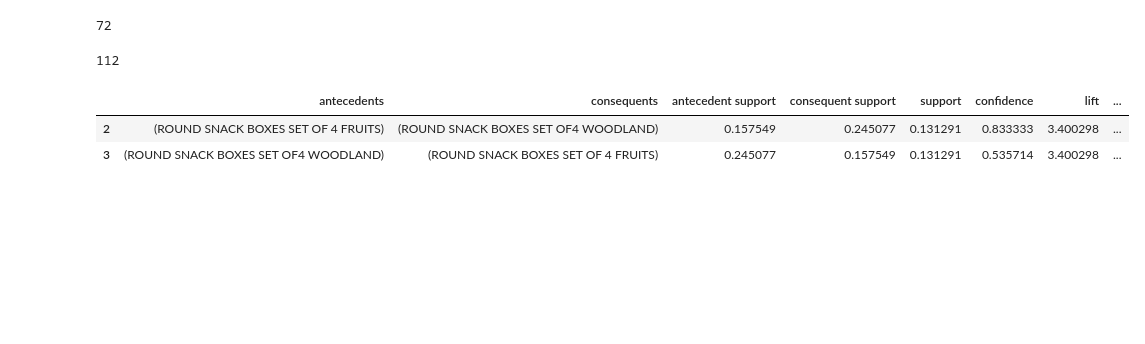
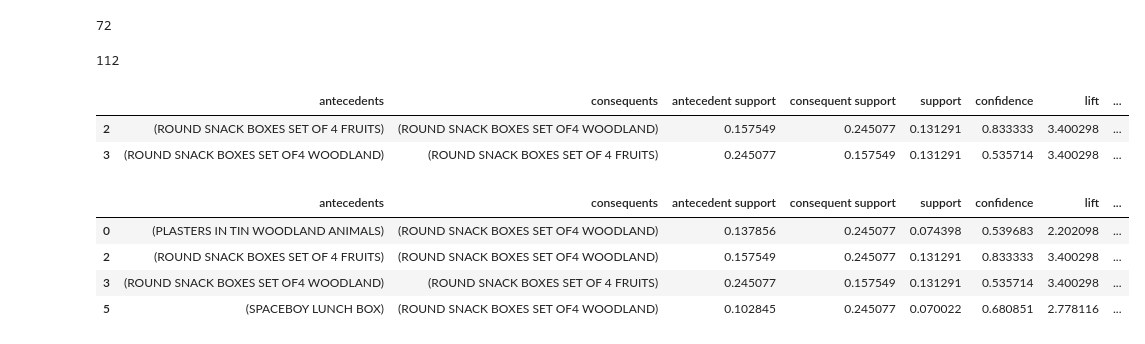
Before and after one commit to baibhav07/CC-FEB-DATA_SCIENCE, a Jupyter notebook: Market Basket Analysis/Market_Basket_Analysis.ipynb, the cells around one changed output. Drawn from its saved outputs; the diff is of its cells as text; code cells hidden in the pictures; blank space fills up the shorter version.

```diff
--- a/Market Basket Analysis/Market_Basket_Analysis.ipynb
+++ b/Market Basket Analysis/Market_Basket_Analysis.ipynb
@@ -213,3 +213,12 @@ my_rules[ (my_rules['lift'] >= 3) &
 |  | antecedents | consequents | antecedent support | consequent support | support | confidence | lift | ... |
 | 2 | (ROUND SNACK BOXES SET OF 4 FRUITS) | (ROUND SNACK BOXES SET OF4 WOODLAND) | 0.157549 | 0.245077 | 0.131291 | 0.833333 | 3.400298 | ... |
 | 3 | (ROUND SNACK BOXES SET OF4 WOODLAND) | (ROUND SNACK BOXES SET OF 4 FRUITS) | 0.245077 | 0.157549 | 0.131291 | 0.535714 | 3.400298 | ... |
+# %%
+my_rules[ (my_rules['lift'] >= 2) &
+       (my_rules['confidence'] >= 0.4)]
+# %% [output]
+|  | antecedents | consequents | antecedent support | consequent support | support | confidence | lift | ... |
+| 0 | (PLASTERS IN TIN WOODLAND ANIMALS) | (ROUND SNACK BOXES SET OF4 WOODLAND) | 0.137856 | 0.245077 | 0.074398 | 0.539683 | 2.202098 | ... |
+| 2 | (ROUND SNACK BOXES SET OF 4 FRUITS) | (ROUND SNACK BOXES SET OF4 WOODLAND) | 0.157549 | 0.245077 | 0.131291 | 0.833333 | 3.400298 | ... |
+| 3 | (ROUND SNACK BOXES SET OF4 WOODLAND) | (ROUND SNACK BOXES SET OF 4 FRUITS) | 0.245077 | 0.157549 | 0.131291 | 0.535714 | 3.400298 | ... |
+| 5 | (SPACEBOY LUNCH BOX) | (ROUND SNACK BOXES SET OF4 WOODLAND) | 0.102845 | 0.245077 | 0.070022 | 0.680851 | 2.778116 | ... |
```
Also changed, not shown: parts of 1 cell of this notebook.
